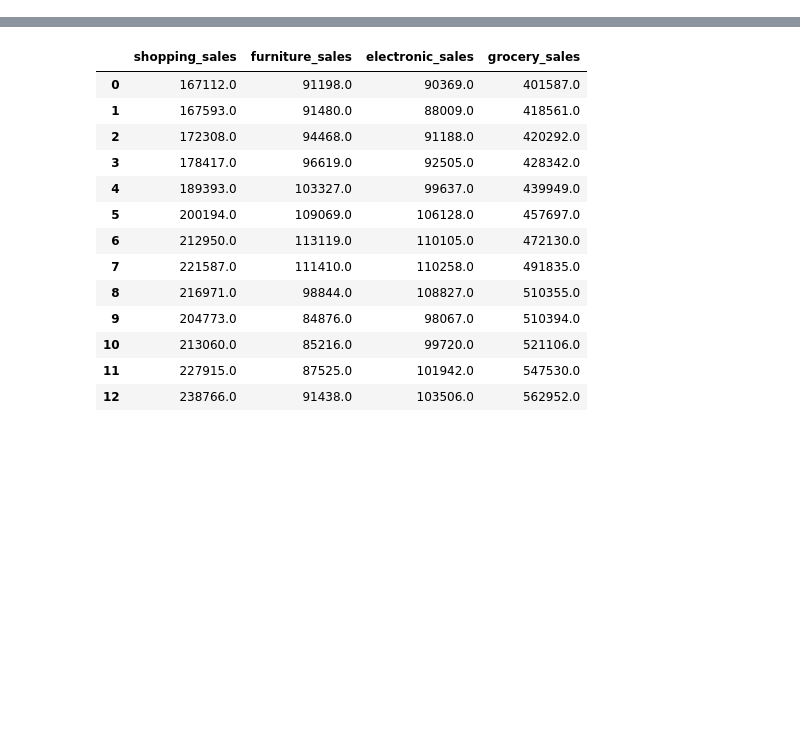
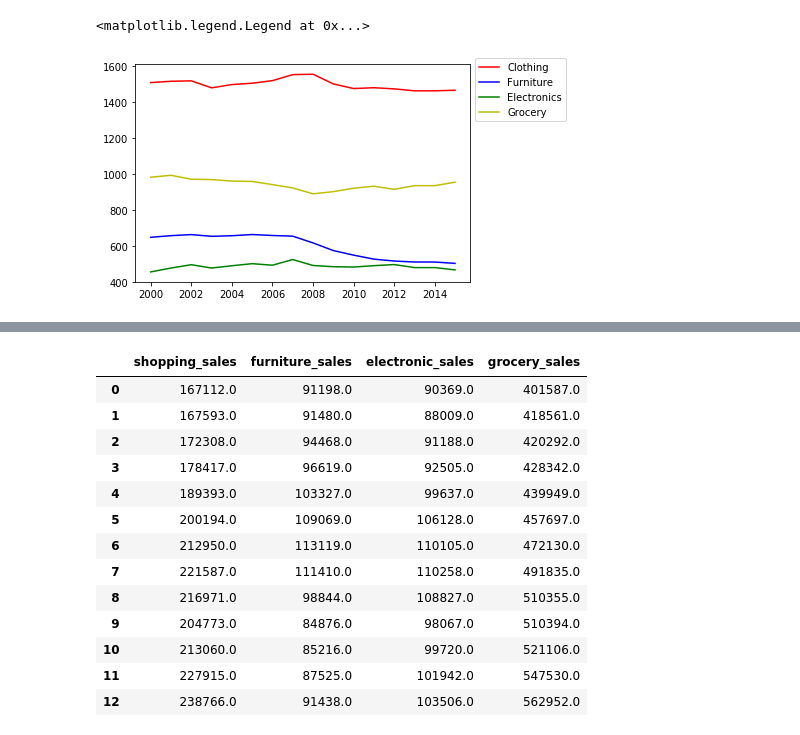
Before and after one commit to christybalaji/Retail_Crisis, a Jupyter notebook: data/plots/sales_plotting.ipynb, the cells around one changed output, grey strips where cells are left out. Cells and saved outputs as stored; diff of their text form; code cells hidden in the pictures; blank space fills up the shorter version.

```diff
--- a/data/plots/sales_plotting.ipynb
+++ b/data/plots/sales_plotting.ipynb
@@ -24,0 +91,9 @@ plt.legend(loc="best")
+# %%
+plt.plot(x_axis,clothing_est,color='r',label='Clothing')
+plt.plot(x_axis,furniture_est,color='b',label='Furniture')
+plt.plot(x_axis,electronic_est,color='g',label='Electronics')
+plt.plot(x_axis,grocery_est,color='y',label='Grocery')
+plt.legend(loc="best",bbox_to_anchor=(1, 1.05))
+# %% [output]
+<matplotlib.legend.Legend at 0x...>
+[figure, added]
```
Also changed, not shown: parts of 9 cells of this notebook.
